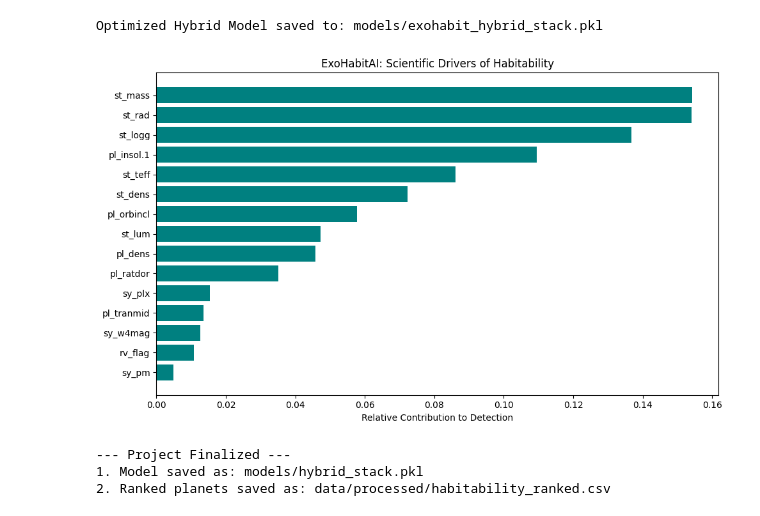
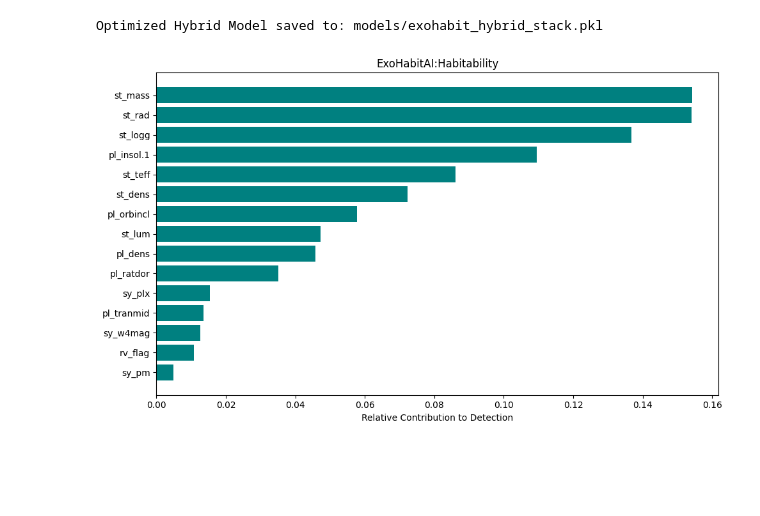
Before and after one commit to GKSJ19/ExoHabitAI, a Jupyter notebook: notebooks/ML_Model4.ipynb, the cells around one changed output. Saved outputs shown, nothing was run; the diff lists cells and outputs as text; code cells hidden in the pictures; blank space fills up the shorter version.

```diff
--- a/notebooks/ML_Model4.ipynb
+++ b/notebooks/ML_Model4.ipynb
@@ -126,18 +126,11 @@ importances = rf_component.feature_importances_
 indices = np.argsort(importances)[-15:] # Top 15 features
 # %%
 plt.figure(figsize=(10, 6))
-plt.title('ExoHabitAI: Scientific Drivers of Habitability')
+plt.title('ExoHabitAI:Habitability')
 plt.barh(range(len(indices)), importances[indices], color='teal', align='center')
 plt.yticks(range(len(indices)), [X_train.columns[i] for i in indices])
 plt.xlabel('Relative Contribution to Detection')
 plt.tight_layout()
 plt.show()
-
-print("--- Project Finalized ---")
-print("1. Model saved as: models/hybrid_stack.pkl")
-print("2. Ranked planets saved as: data/processed/habitability_ranked.csv")
 # %% [output]
-[figure, old version]
+[figure, new version]
---- Project Finalized ---
-1. Model saved as: models/hybrid_stack.pkl
-2. Ranked planets saved as: data/processed/habitability_ranked.csv
```
Also changed, not shown: 17 other files.
